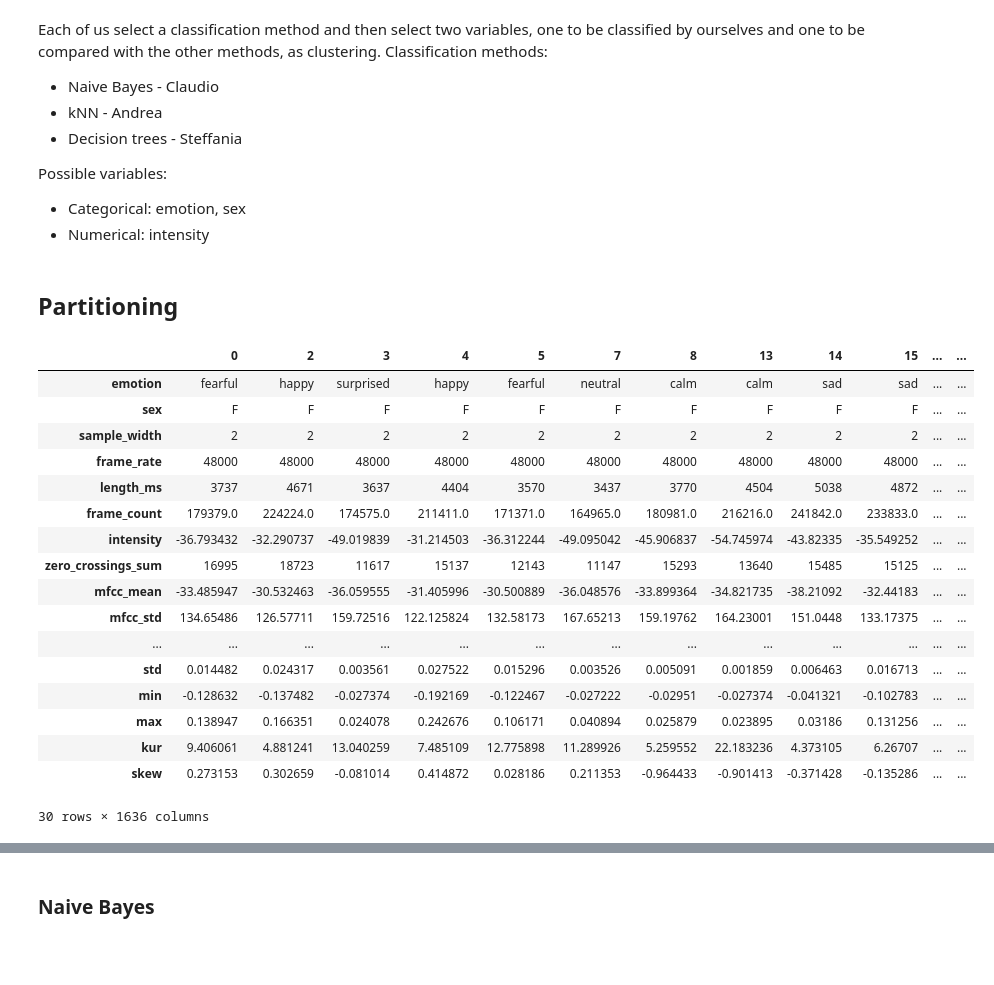
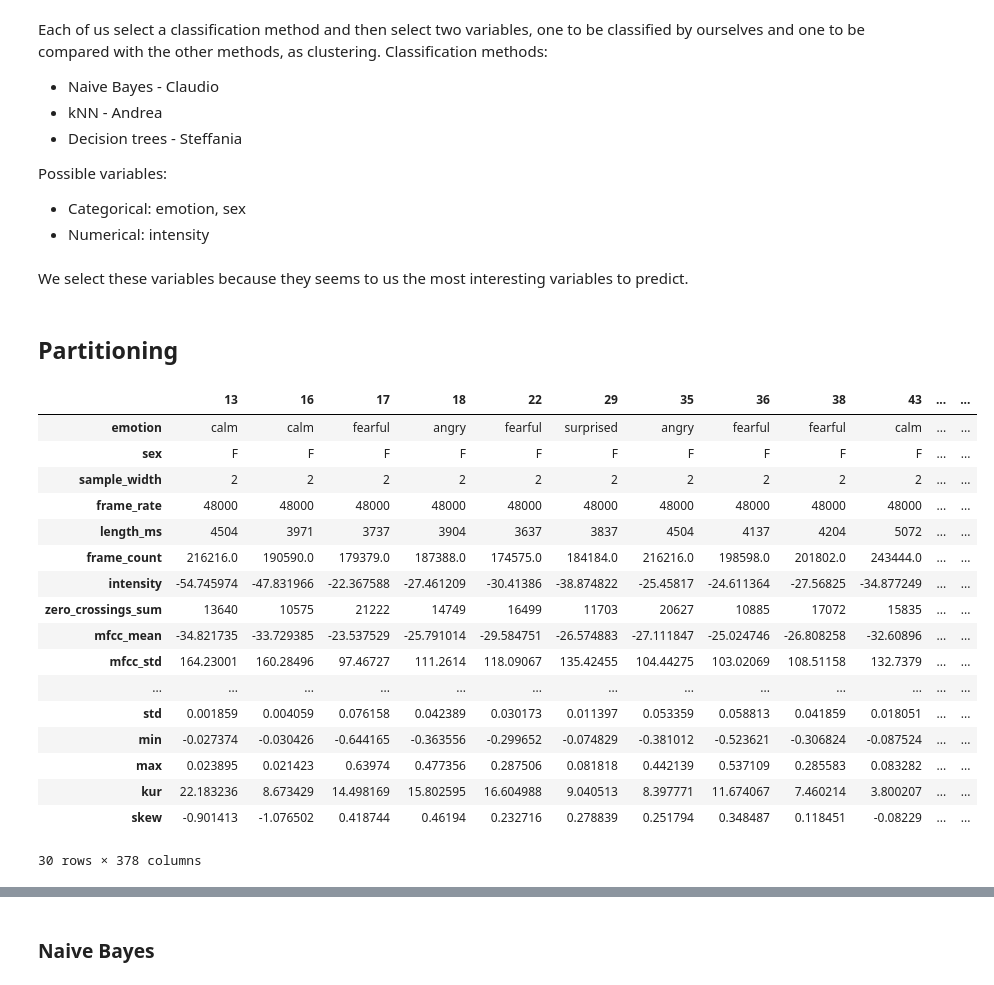
Before and after one commit to Claudio-95/DM22-23, a Jupyter notebook: Project_2nd part.ipynb, the cells around one changed output, grey strips where cells are left out. Drawn from its saved outputs; the diff is of its cells as text; code cells hidden in the pictures; blank space fills up the shorter version.

```diff
--- a/Project_2nd part.ipynb
+++ b/Project_2nd part.ipynb
@@ -34,28 +34,47 @@ Possible variables:
 
 * Categorical: emotion, sex
 * Numerical: intensity
+# %% [markdown]
+We select these variables because they seems to us the most interesting variables to predict.
 # %% [markdown]
 ## Partitioning
+# %%
+def partition_df(df, attribute):
+    tmp = df.copy()
+    ret = {}
+    partitions = tmp[attribute].unique()
+    for p in partitions:
+        ret[p] = df[(tmp[attribute] == p)]
+
+    return ret
 # %%
-df_num = df.drop(columns = ["modality", "vocal_channel", "emotional_intensity", "statement", "repetition", "actor", "channels", "frame_width"]).dropna()
-df_num.T
+attr_part1 = "statement"
+val1 = "Kids are talking by the door"
+
+attr_part2 = "emotional_intensity"
+val2 = "strong"
+
+kids_strong = partition_df(df, attr_part1)[val1]
+kids_strong = partition_df(kids_strong, attr_part2)[val2]
+kids_strong = kids_strong.drop(columns = ["modality", "vocal_channel", "emotional_intensity", "statement", "repetition", "actor", "channels", "frame_width"]).dropna()
+kids_strong.T
 # %% [output]
-|  | 0 | 2 | 3 | 4 | 5 | 7 | 8 | 13 | 14 | 15 | ... | ... |
-| emotion | fearful | happy | surprised | happy | fearful | neutral | calm | calm | sad | sad | ... | ... |
+|  | 13 | 16 | 17 | 18 | 22 | 29 | 35 | 36 | 38 | 43 | ... | ... |
+| emotion | calm | calm | fearful | angry | fearful | surprised | angry | fearful | fearful | calm | ... | ... |
 | sex | F | F | F | F | F | F | F | F | F | F | ... | ... |
 | sample_width | 2 | 2 | 2 | 2 | 2 | 2 | 2 | 2 | 2 | 2 | ... | ... |
 | frame_rate | 48000 | 48000 | 48000 | 48000 | 48000 | 48000 | 48000 | 48000 | 48000 | 48000 | ... | ... |
-| length_ms | 3737 | 4671 | 3637 | 4404 | 3570 | 3437 | 3770 | 4504 | 5038 | 4872 | ... | ... |
-| frame_count | 179379.0 | 224224.0 | 174575.0 | 211411.0 | 171371.0 | 164965.0 | 180981.0 | 216216.0 | 241842.0 | 233833.0 | ... | ... |
-| intensity | -36.793432 | -32.290737 | -49.019839 | -31.214503 | -36.312244 | -49.095042 | -45.906837 | -54.745974 | -43.82335 | -35.549252 | ... | ... |
-| zero_crossings_sum | 16995 | 18723 | 11617 | 15137 | 12143 | 11147 | 15293 | 13640 | 15485 | 15125 | ... | ... |
-| mfcc_mean | -33.485947 | -30.532463 | -36.059555 | -31.405996 | -30.500889 | -36.048576 | -33.899364 | -34.821735 | -38.21092 | -32.44183 | ... | ... |
-| mfcc_std | 134.65486 | 126.57711 | 159.72516 | 122.125824 | 132.58173 | 167.65213 | 159.19762 | 164.23001 | 151.0448 | 133.17375 | ... | ... |
+| length_ms | 4504 | 3971 | 3737 | 3904 | 3637 | 3837 | 4504 | 4137 | 4204 | 5072 | ... | ... |
+| frame_count | 216216.0 | 190590.0 | 179379.0 | 187388.0 | 174575.0 | 184184.0 | 216216.0 | 198598.0 | 201802.0 | 243444.0 | ... | ... |
+| intensity | -54.745974 | -47.831966 | -22.367588 | -27.461209 | -30.41386 | -38.874822 | -25.45817 | -24.611364 | -27.56825 | -34.877249 | ... | ... |
+| zero_crossings_sum | 13640 | 10575 | 21222 | 14749 | 16499 | 11703 | 20627 | 10885 | 17072 | 15835 | ... | ... |
+| mfcc_mean | -34.821735 | -33.729385 | -23.537529 | -25.791014 | -29.584751 | -26.574883 | -27.111847 | -25.024746 | -26.808258 | -32.60896 | ... | ... |
+| mfcc_std | 164.23001 | 160.28496 | 97.46727 | 111.2614 | 118.09067 | 135.42455 | 104.44275 | 103.02069 | 108.51158 | 132.7379 | ... | ... |
 | ... | ... | ... | ... | ... | ... | ... | ... | ... | ... | ... | ... | ... |
-| std | 0.014482 | 0.024317 | 0.003561 | 0.027522 | 0.015296 | 0.003526 | 0.005091 | 0.001859 | 0.006463 | 0.016713 | ... | ... |
-| min | -0.128632 | -0.137482 | -0.027374 | -0.192169 | -0.122467 | -0.027222 | -0.02951 | -0.027374 | -0.041321 | -0.102783 | ... | ... |
-| max | 0.138947 | 0.166351 | 0.024078 | 0.242676 | 0.106171 | 0.040894 | 0.025879 | 0.023895 | 0.03186 | 0.131256 | ... | ... |
-| kur | 9.406061 | 4.881241 | 13.040259 | 7.485109 | 12.775898 | 11.289926 | 5.259552 | 22.183236 | 4.373105 | 6.26707 | ... | ... |
-| skew | 0.273153 | 0.302659 | -0.081014 | 0.414872 | 0.028186 | 0.211353 | -0.964433 | -0.901413 | -0.371428 | -0.135286 | ... | ... |
+| std | 0.001859 | 0.004059 | 0.076158 | 0.042389 | 0.030173 | 0.011397 | 0.053359 | 0.058813 | 0.041859 | 0.018051 | ... | ... |
+| min | -0.027374 | -0.030426 | -0.644165 | -0.363556 | -0.299652 | -0.074829 | -0.381012 | -0.523621 | -0.306824 | -0.087524 | ... | ... |
+| max | 0.023895 | 0.021423 | 0.63974 | 0.477356 | 0.287506 | 0.081818 | 0.442139 | 0.537109 | 0.285583 | 0.083282 | ... | ... |
+| kur | 22.183236 | 8.673429 | 14.498169 | 15.802595 | 16.604988 | 9.040513 | 8.397771 | 11.674067 | 7.460214 | 3.800207 | ... | ... |
+| skew | -0.901413 | -1.076502 | 0.418744 | 0.46194 | 0.232716 | 0.278839 | 0.251794 | 0.348487 | 0.118451 | -0.08229 | ... | ... |
-30 rows × 1636 columns
+30 rows × 378 columns
 # %%
```
Also changed, not shown: parts of 12 cells of this notebook.
